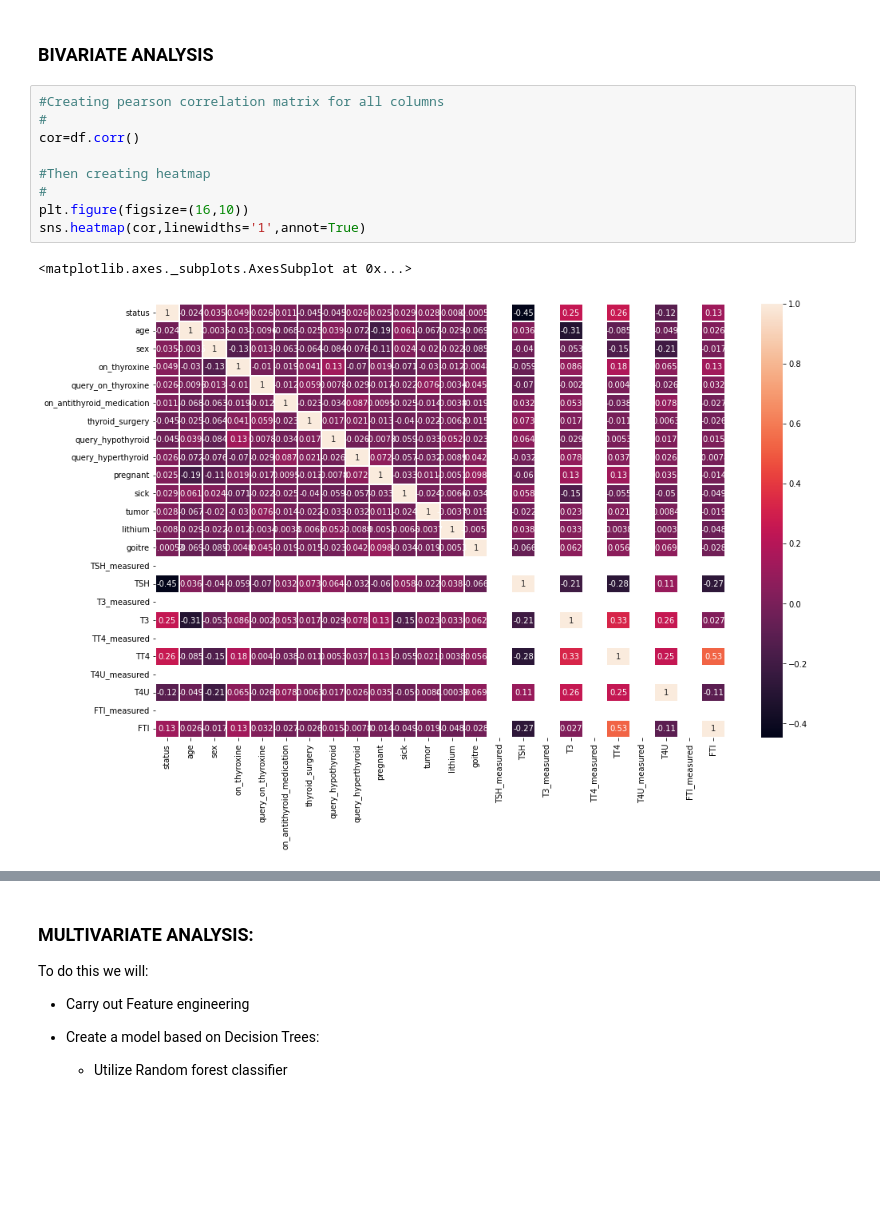
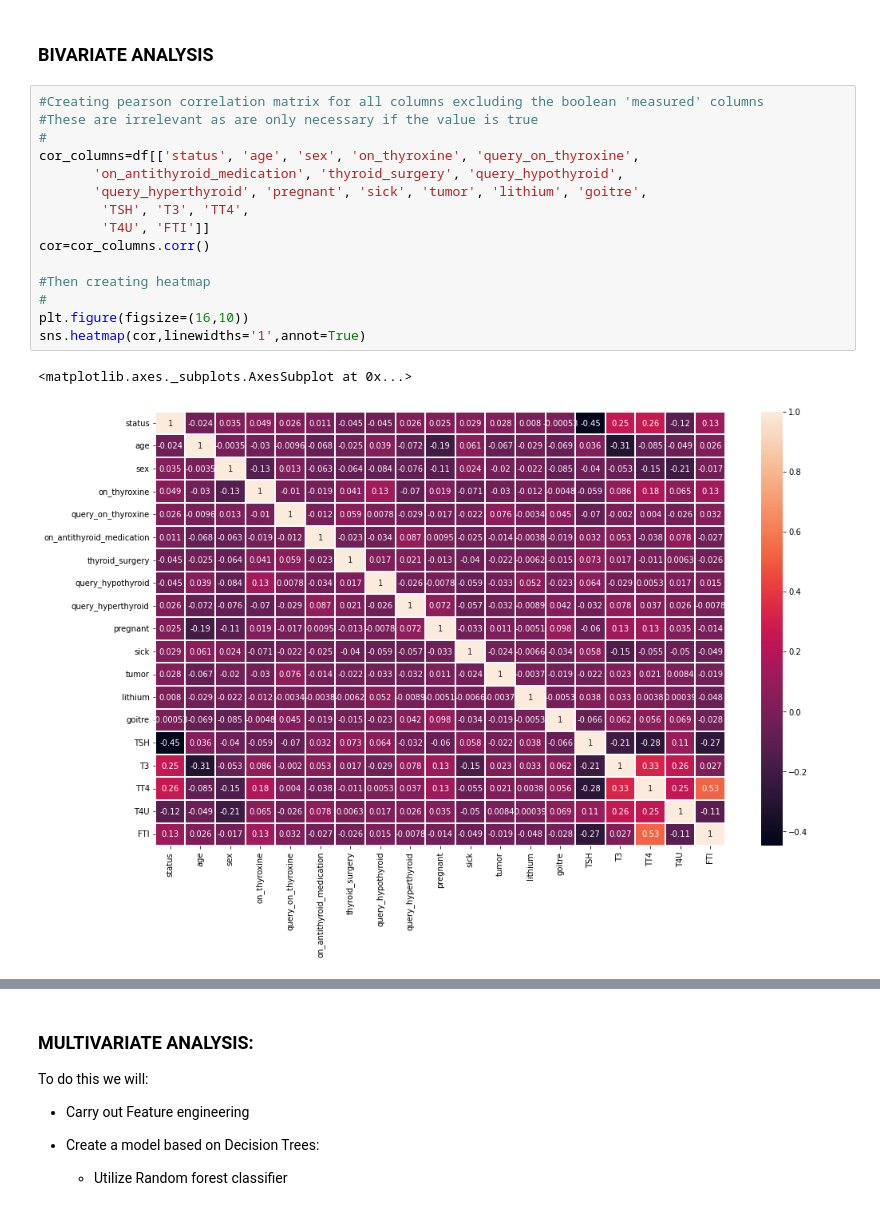
Before and after one commit to BrandonBosire/PROJECT-8, a Jupyter notebook: WEEK_8_IP_(Brandon_Moreno).ipynb, the cells around one changed output, grey strips where cells are left out. Drawn from its saved outputs; the diff is of its cells as text; blank space fills up the shorter version.

```diff
--- a/WEEK_8_IP_(Brandon_Moreno).ipynb
+++ b/WEEK_8_IP_(Brandon_Moreno).ipynb
@@ -444,16 +428,22 @@ plt.show()
 # %% [markdown]
 ### BIVARIATE ANALYSIS
 # %%
-#Creating pearson correlation matrix for all columns
+#Creating pearson correlation matrix for all columns excluding the boolean 'measured' columns
+#These are irrelevant as are only necessary if the value is true
 #
-cor=df.corr()
+cor_columns=df[['status', 'age', 'sex', 'on_thyroxine', 'query_on_thyroxine',
+       'on_antithyroid_medication', 'thyroid_surgery', 'query_hypothyroid',
+       'query_hyperthyroid', 'pregnant', 'sick', 'tumor', 'lithium', 'goitre',
+        'TSH', 'T3', 'TT4',
+        'T4U', 'FTI']]
+cor=cor_columns.corr()
 
 #Then creating heatmap
 #
 plt.figure(figsize=(16,10))
 sns.heatmap(cor,linewidths='1',annot=True)
 # %% [output]
 <matplotlib.axes._subplots.AxesSubplot at 0x...>
-[figure, old version]
+[figure, new version]
 # %% [markdown]
 The highest positive correlations are between:
```
Also changed, not shown: parts of 2 cells of this notebook.
